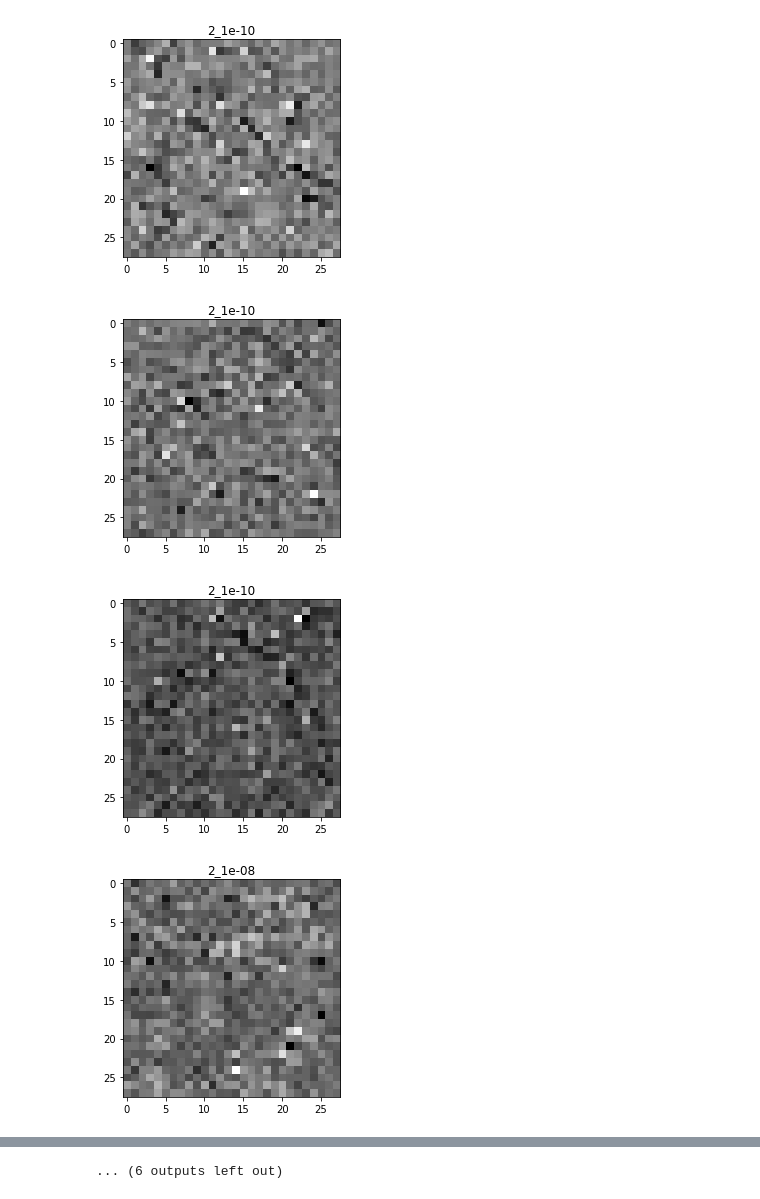
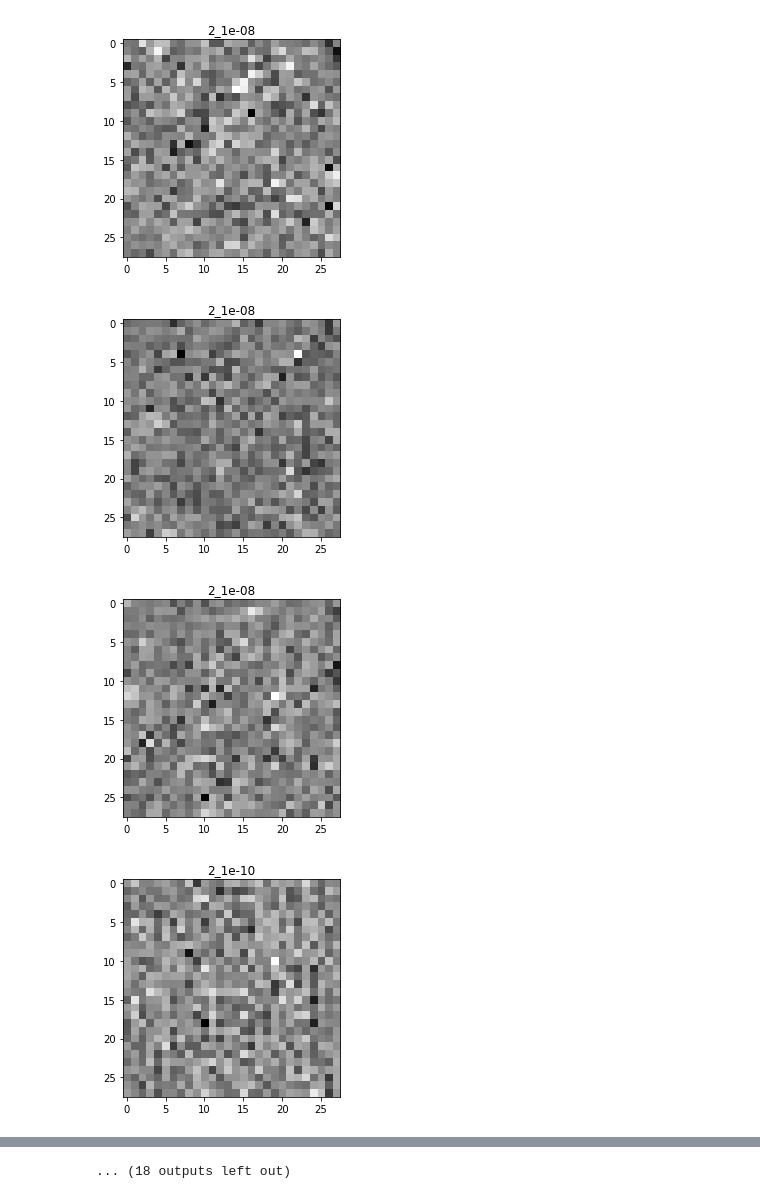
Before and after one commit to EthanMWalker/flow, a Jupyter notebook: gmm_vis.ipynb, the cells around one changed output, grey strips where cells are left out. Cells and saved outputs as stored; diff of their text form; code cells hidden in the pictures.

```diff
--- a/gmm_vis.ipynb
+++ b/gmm_vis.ipynb
@@ -47,7 +43,7 @@ def make_gmm(n_comps, n_dims):
 # %%
-for size in [1,2,3]:
-    for lr in ['1e-10', '1e-08']:
-        with open(f'chkpt/mnist_gmm_rand_samples_{size}_{lr}.pickle','rb') as in_file:
+for size in [1,2,4,8,16]:
+    for lr in ['1e-08','1e-10']:
+        with open(f'chkpt/mnist_old_learned_samples_{size}_{lr}.pickle','rb') as in_file:
             samples = pickle.load(in_file)['sample']
         for sample in samples[:3]:
             plt.imshow(sample[0], cmap='gray')
@@ -63,4 +59,4 @@ for size in [1,2,3]:
-[figure, old version]
+[figure, new version]
-[figure, old version]
+[figure, new version]
-[figure, old version]
+[figure, new version]
-[figure, old version]
+[figure, new version]
@@ -69 +65 @@ for size in [1,2,3]:
-... (6 outputs left out)
+... (18 outputs left out)
```
Also changed, not shown: parts of 12 cells of this notebook, 11 other files.
